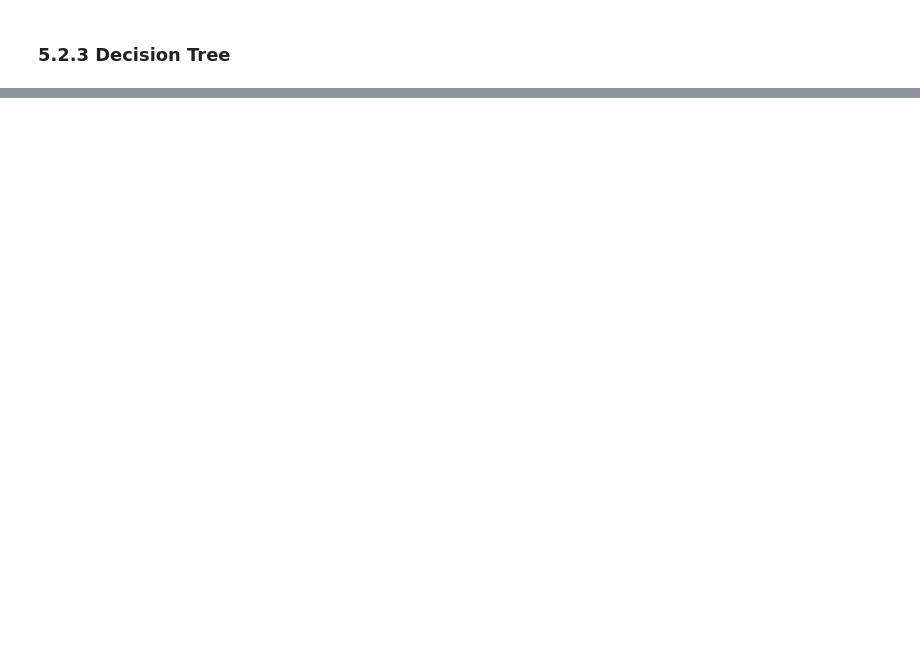
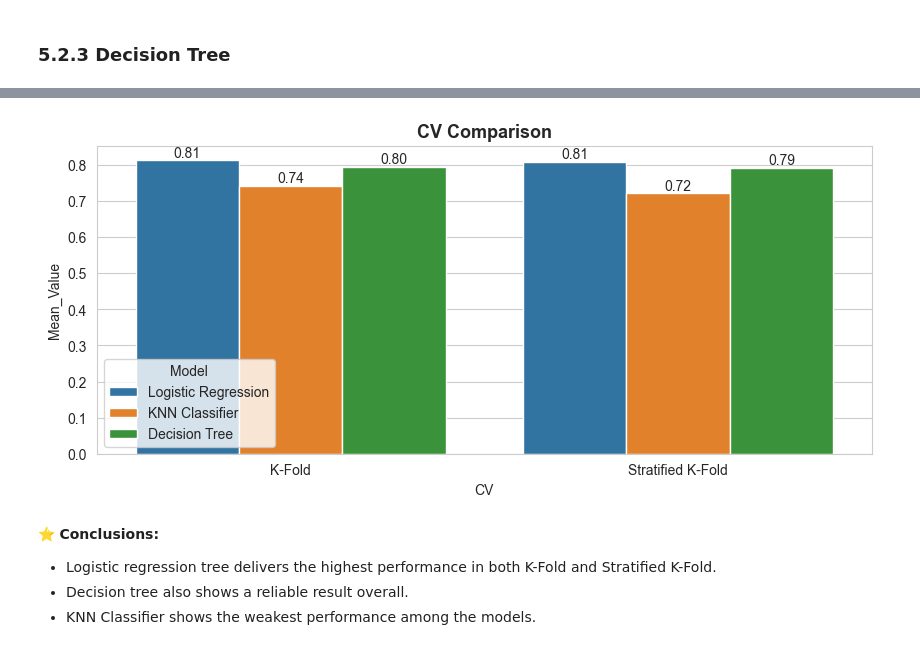
Before and after one commit to mohammadkhorshed/DS-ML-Assignments, a Jupyter notebook: assignment_08.ipynb, the cells around one changed output, grey strips where cells are left out. Saved outputs shown, nothing was run; the diff lists cells and outputs as text; code cells hidden in the pictures; blank space fills up the shorter version.

```diff
--- a/assignment_08.ipynb
+++ b/assignment_08.ipynb
@@ -726,3 +730,4 @@ array([0.73333333, 0.66666667, 0.75      , 0.75      , 0.71186441])
 # %%
-knn_st_result.mean()
+knn_st_result_mean = knn_st_result.mean()
+knn_st_result_mean
 # %% [output]
@@ -737,3 +742,4 @@ array([0.85      , 0.78333333, 0.81666667, 0.76666667, 0.79661017])
 # %%
-tree_st_result.mean()
+tree_st_result_mean = tree_st_result.mean()
+tree_st_result_mean
 # %% [output]
@@ -740,0 +749,9 @@ np.float64(0.8026553672316383)
+# %%
+cv_comparison_data = {
+    'Model' : ['Logistic Regression', 'KNN Classifier', 'Decision Tree'],
+    'K-Fold' : [lr_result_mean, knn_result_mean, tree_result_mean],
+    'Stratified K-Fold' : [lr_st_result_mean, knn_st_result_mean, tree_st_result_mean]
+}
+
+df_cv_comparison = pd.DataFrame(cv_comparison_data)
+df_cv_comparison
@@ -740,0 +763,3 @@ np.float64(0.8026553672316383)
+# %%
+melted_df_cv_comparison = df_cv_comparison.melt(id_vars='Model', var_name='CV', value_name='Mean_Value')
+melted_df_cv_comparison
@@ -740,0 +774,16 @@ np.float64(0.8026553672316383)
+# %%
+plt.figure(figsize=(10, 4))
+ax = sns.barplot(data=melted_df_cv_comparison, x='CV', y='Mean_Value', hue='Model')
+
+for container in ax.containers:
+    ax.bar_label(container, fontsize=10, fmt="%.2f")
+
+plt.title("CV Comparison", fontsize=13, fontweight='bold')
+plt.show()
+# %% [output]
+[figure, added]
+# %% [markdown]
+⭐ **Conclusions:**
+- Logistic regression tree delivers the highest performance in both K-Fold and Stratified K-Fold.
+- Decision tree also shows a  reliable result overall.
+- KNN Classifier shows the weakest performance among the models.
```
Also changed, not shown: parts of 15 cells of this notebook.
